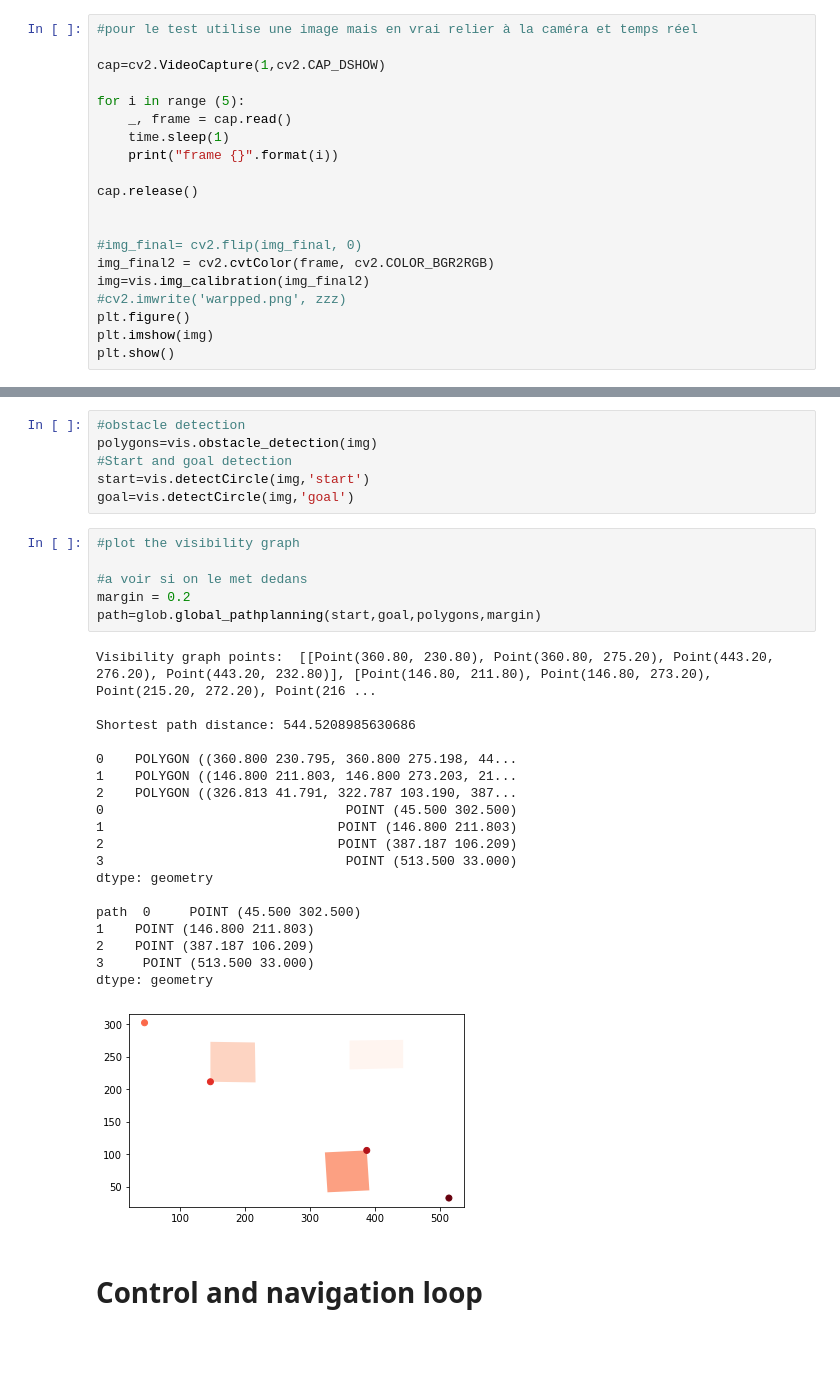
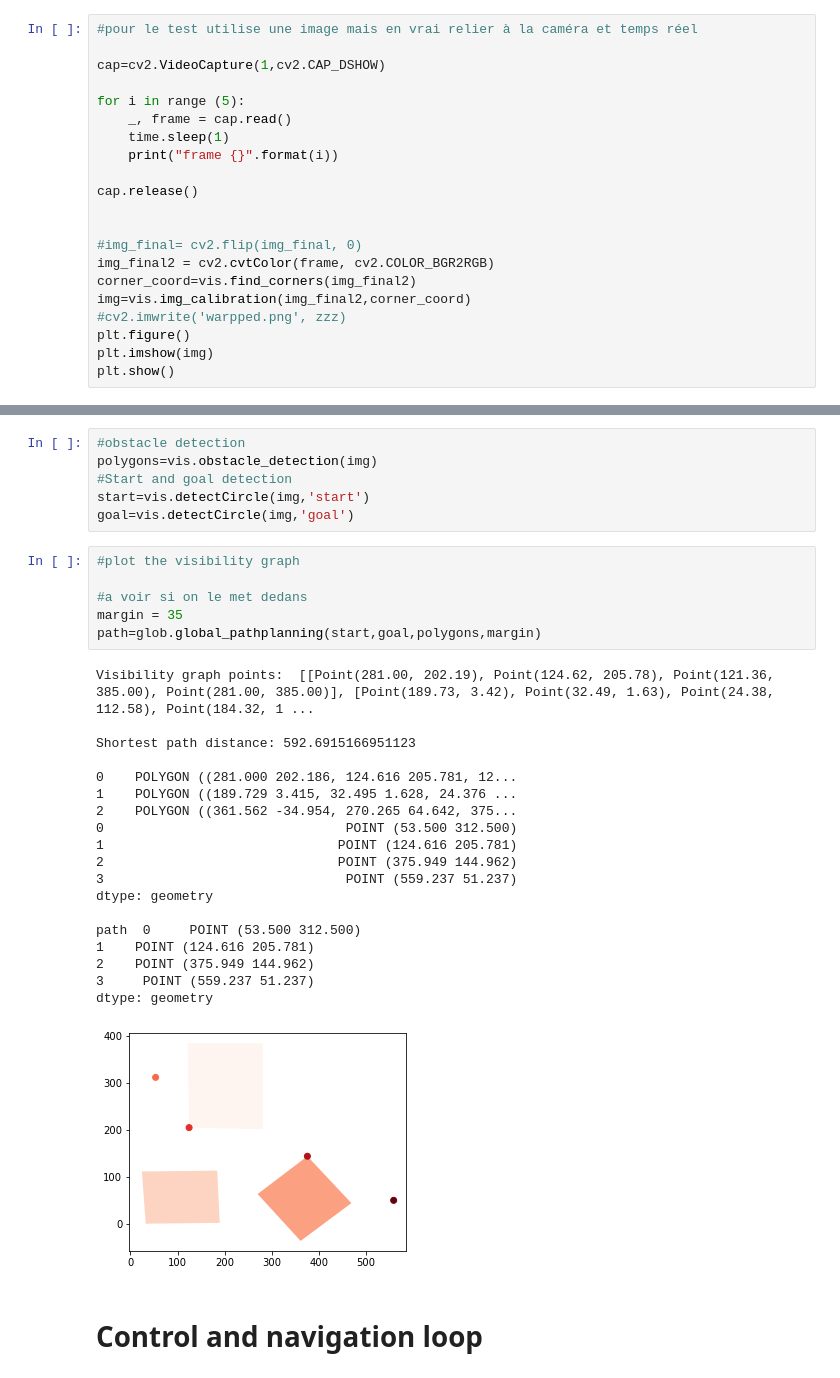
Before and after one commit to theoh-io/EPFL_MobileRobotics_2021, a Jupyter notebook: assembling vision and control.ipynb, the cells around one changed output, grey strips where cells are left out. Cells and saved outputs as stored; diff of their text form; blank space fills up the shorter version.

```diff
--- a/assembling vision and control.ipynb
+++ b/assembling vision and control.ipynb
@@ -62,7 +62,8 @@ cap.release()
 
 #img_final= cv2.flip(img_final, 0)
 img_final2 = cv2.cvtColor(frame, cv2.COLOR_BGR2RGB)
-img=vis.img_calibration(img_final2)
+corner_coord=vis.find_corners(img_final2)
+img=vis.img_calibration(img_final2,corner_coord)
 #cv2.imwrite('warpped.png', zzz)
 plt.figure()
 plt.imshow(img)
@@ -83,29 +84,29 @@ goal=vis.detectCircle(img,'goal')
 # %%
 #plot the visibility graph
 
 #a voir si on le met dedans
-margin = 0.2
+margin = 35
 path=glob.global_pathplanning(start,goal,polygons,margin)
 # %% [output]
-Visibility graph points:  [[Point(360.80, 230.80), Point(360.80, 275.20), Point(443.20, 276.20), Point(443.20, 232.80)], [Point(146.80, 211.80), Point(146.80, 273.20), Point(215.20, 272.20), Point(216 ...
+Visibility graph points:  [[Point(281.00, 202.19), Point(124.62, 205.78), Point(121.36, 385.00), Point(281.00, 385.00)], [Point(189.73, 3.42), Point(32.49, 1.63), Point(24.38, 112.58), Point(184.32, 1 ...
 
-Shortest path distance: 544.5208985630686
+Shortest path distance: 592.6915166951123
 
-0    POLYGON ((360.800 230.795, 360.800 275.198, 44...
-1    POLYGON ((146.800 211.803, 146.800 273.203, 21...
-2    POLYGON ((326.813 41.791, 322.787 103.190, 387...
-0                               POINT (45.500 302.500)
-1                              POINT (146.800 211.803)
-2                              POINT (387.187 106.209)
-3                               POINT (513.500 33.000)
+0    POLYGON ((281.000 202.186, 124.616 205.781, 12...
+1    POLYGON ((189.729 3.415, 32.495 1.628, 24.376 ...
+2    POLYGON ((361.562 -34.954, 270.265 64.642, 375...
+0                               POINT (53.500 312.500)
+1                              POINT (124.616 205.781)
+2                              POINT (375.949 144.962)
+3                               POINT (559.237 51.237)
 dtype: geometry
 
-path  0     POINT (45.500 302.500)
-1    POINT (146.800 211.803)
-2    POINT (387.187 106.209)
-3     POINT (513.500 33.000)
+path  0     POINT (53.500 312.500)
+1    POINT (124.616 205.781)
+2    POINT (375.949 144.962)
+3     POINT (559.237 51.237)
 dtype: geometry
-[figure, old version]
+[figure, new version]
 # %% [markdown]
 # Control and navigation loop
 # %%
```
Also changed, not shown: parts of 5 cells of this notebook, 3 other files.
